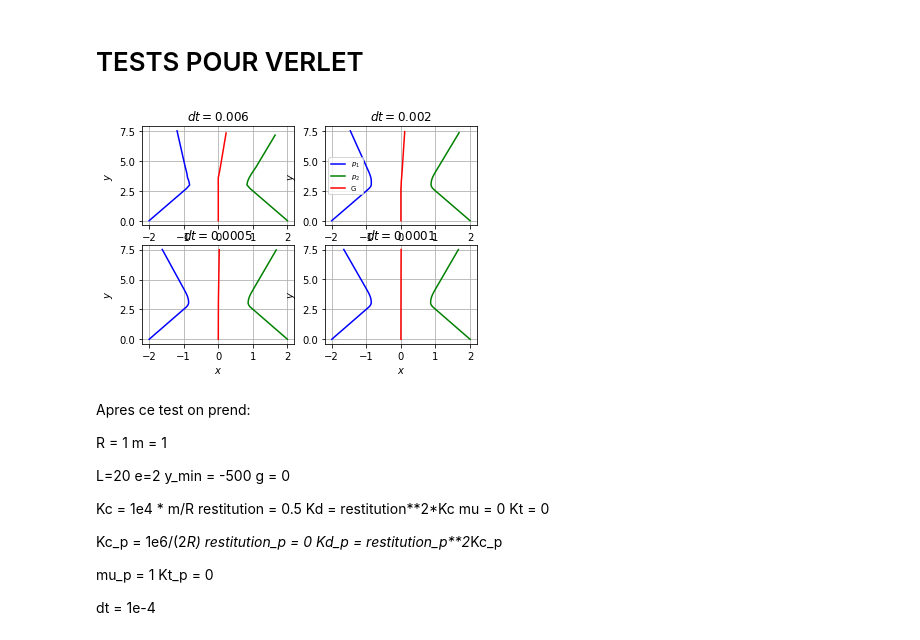
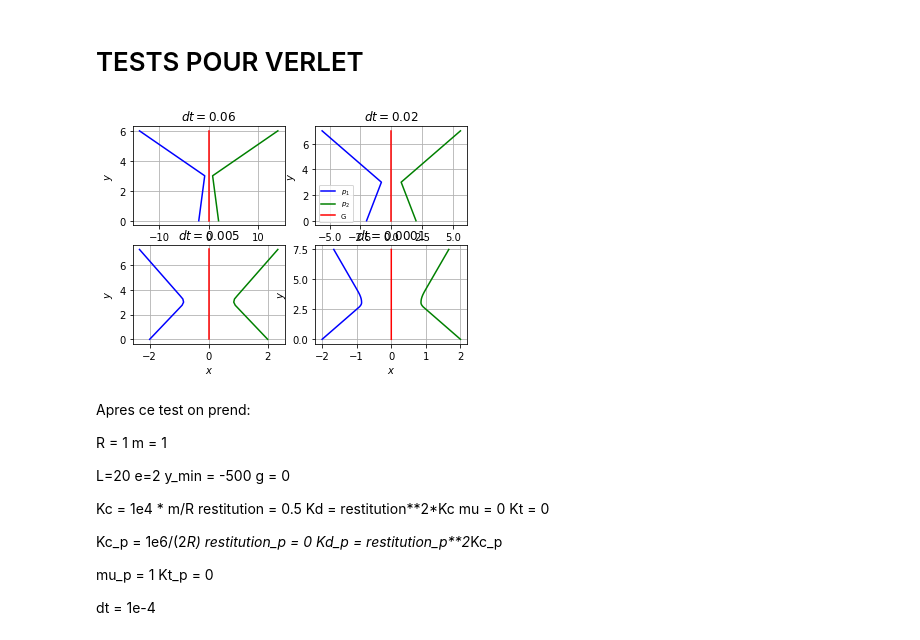
Before and after one commit to sdiop1/sable, a Jupyter notebook: Projet_sable(1).ipynb, the cells around one changed output. Drawn from its saved outputs; the diff is of its cells as text; code cells hidden in the pictures.

```diff
--- a/Projet_sable(1).ipynb
+++ b/Projet_sable(1).ipynb
@@ -239,27 +239,38 @@ animer(grains)
 ##Cellule de classes + methodes (pour l'instant id a celle de la v1)
 
 class grain :
+    '''
+    Definition des méthodes et attributs des grains
+    '''
 
     def __init__(self,x0,y0,vx0,vy0):
-        self.pos = np.array([x0,y0]) #position initiale du centre
-        self.vit = np.array([vx0,vy0]) #vitesse initiale nulle
-        self.acc = np.array([0,0],dtype='float64') #accélération
-        self.pos_n = np.array([x0,y0])
-        self.vit_n = np.array([vx0,vy0])
-        self.color = (rd.randint(0,1),rd.randint(0,1),rd.randint(0,1),rd.randint(0,1))
+        self.pos = np.array([x0,y0]) #position à t
+        self.vit = np.array([vx0,vy0]) #vitesse à t
+        self.acc = np.array([0.,0.], dtype = 'float64') #accélération à t
+
+        self.pos_a = np.array([x0,y0]) - np.array([vx0,vy0])*dt  # position à t-dt
+        self.pos_n = np.array([x0,y0]) #position à t+dt
+        self.vit_n = np.array([vx0,vy0]) #position à t+dt
+        self.force = np.array([0,0]) #force_totale(i) a t
+        self.force_voisins = np.array([0.,0.])
+        self.force_paroi = np.array([0.,0.])
+        self.grav = np.array([0.,0.])
 
         self.voisins = [] #liste des voisins
         self.bords = [] #liste de booléens [gauche,bas,droite], True si contact, False sinon
 
     def detecter_voisins(self):
-        # on teste tous les grains (différents de i) pour voir si ils sont en contact
+        '''
+        Renvoie la liste des grains j en contact avec le grain self
+        On teste tous les grains (différents de i) pour voir si ils sont en contact
+        '''
         self.voisins=[]
         for k in grains:
             if ((k.pos[0]-self.pos[0])**2+(k.pos[1]-self.pos[1])**2 < 4*R**2) and k != self:
                 self.voisins.append(k)
 
 
-    def contact_paroi(self):
+    def detecter_paroi(self):
         self.bords = []
         if self.pos[0] < -L/2 + R:
           self.bords.append(True)
@@ -272,7 +283,7 @@ class grain :
         if self.pos[0] > L/2 - R:
            self.bords.append(True)
         else:
-           self.bords.append(False)
+            self.bords.append(False)
 # %%
 ##Cellules des fonctions
 
@@ -486,39 +516,41 @@ Kc_p = 1e6/(2*R)
 restitution_p = 0
 Kd_p = restitution_p**2*Kc_p
 
 mu_p = 1
 Kt_p = 0
 
 
 dt = 1e-4
 
+paroi = False
+gravite = False
 
 
 if __name__=='__main__':
 
 
     grains = [grain(-2,-0,20,50), grain(2,0,-20,50)]
     plt.title(r'Décalage du centre de gravité des deux grains, selon la valeur de $dt$')
-    liste = [0.6e-2, 2e-3, 5e-4, 1e-4]
+    liste = [0.6e-1, 2e-2, 5e-3, 1e-4]
     for k in range(4):
         dt = liste[k]
         plt.subplot(2,2,k+1)
         grains = [grain(-2,-0,20,50), grain(2,0,-20,50)]
         traj = trajectoires(grains, 0.15)
-        plt.plot(traj[0][0],traj[1][0], 'b', label = r'$p_{1}$')
-        plt.plot(traj[0][1],traj[1][1], 'g', label = r'$p_{2}$')
-        xg = (traj[0][0] + traj[0][1])/2
-        yg = (traj[1][0] + traj[1][1])/2
+        plt.plot(traj[1][0],traj[2][0], 'b', label = r'$p_{1}$')
+        plt.plot(traj[1][1],traj[2][1], 'g', label = r'$p_{2}$')
+        xg = (traj[1][0] + traj[1][1])/2
+        yg = (traj[2][0] + traj[2][1])/2
         plt.plot(xg, yg, 'r', label = 'G')
         plt.xlabel(r'$x$')
         plt.ylabel(r'$y$')
         if k == 1:
             plt.legend(loc = 0, fontsize = 7)
         plt.grid()
         plt.title(r'$dt = ${}'.format(dt))
     plt.show()
 # %% [output]
-[figure, old version]
+[figure, new version]
 # %% [markdown]
 Apres ce test on prend:
 
```
Also changed, not shown: parts of 3 cells of this notebook.
